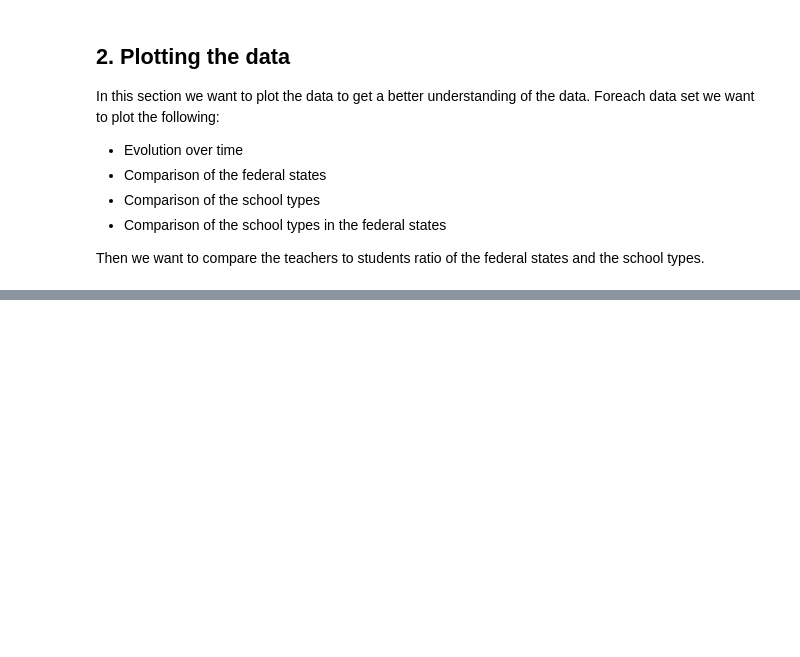
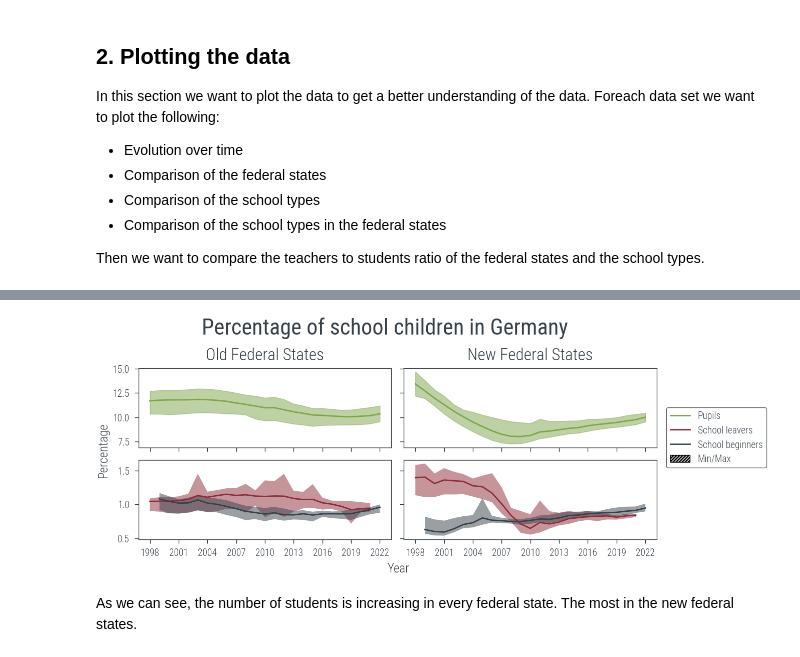
Before and after one commit to KarylReyne/DataLiteracyWS23, a Jupyter notebook: exp/TF-005-TeachersToChildren.ipynb, the cells around one changed output, grey strips where cells are left out. Drawn from its saved outputs; the diff is of its cells as text; code cells hidden in the pictures; blank space fills up the shorter version.

```diff
--- a/exp/TF-005-TeachersToChildren.ipynb
+++ b/exp/TF-005-TeachersToChildren.ipynb
@@ -216,0 +356,73 @@ Then we want to compare the teachers to students ratio of the federal states and
+# %%
+# Plot the data
+# Settigns
+fig, axs = plt.subplots(2, 2, sharex='all', sharey='row')
+all = students_per_state[students_per_state["Gender"] == "all"]
+federal_states= {
+    "Old Federal States": ["Schleswig-Holstein", "Niedersachsen", "Bremen", "Hamburg", "Nordrhein-Westfalen", "Hessen", "Rheinland-Pfalz", "Saarland", "Baden-Württemberg", "Bayern"],
+    "New Federal States": ["Mecklenburg-Vorpommern", "Brandenburg", "Berlin", "Sachsen", "Sachsen-Anhalt", "Thüringen"]
+}
+
+# TODO: Move this into plotting
+def generate_group(df, group):
+    g = df[df["Federal State"].isin(group)]
+
+    # Aggregate the data
+    group_agg = g.groupby(["Year", "Type"]).apply(lambda x: x["Percentage"].mean()).reset_index().rename(columns={0: "Percentage"})
+    group_min = g.groupby(["Year", "Type"]).apply(lambda x: x["Percentage"].min()).reset_index().rename(columns={0: "Percentage"})
+    group_max = g.groupby(["Year", "Type"]).apply(lambda x: x["Percentage"].max()).reset_index().rename(columns={0: "Percentage"})
+
+    return group_min, group_agg, group_max
+
+# Plot pupils
+for g_index, group in enumerate(federal_states.values()):
+    ax = axs[0][g_index]
+    group_min, group_agg, group_max = generate_group(all, group)
+
+    # Plot pupils
+    ax.plot(group_agg[group_agg["Type"] == "Pupils"]["Year"], group_agg[group_agg["Type"] == "Pupils"]["Percentage"], label="Pupils", color=rgb.tue_green)
+    ax.fill_between(group_agg[group_agg["Type"] == "Pupils"]["Year"], group_min[group_min["Type"] == "Pupils"]["Percentage"], group_max[group_max["Type"] == "Pupils"]["Percentage"], color=rgb.tue_green, alpha=0.5)
+    ax.set_title(list(federal_states.keys())[g_index], fontsize=12)
+    ax.set_xticks(np.arange(group_agg["Year"].min(), group_agg["Year"].max() + 1, 3))
+
+# Plot Leavers and beginners
+for g_index, group in enumerate(federal_states.values()):
+    ax = axs[1][g_index]
+
+    group_min, group_agg, group_max = generate_group(all, group)
+
+    # Plot school beginners and leavers
+    ax.plot(group_agg[group_agg["Type"] == "School leavers (graduates and dropouts)"]["Year"], group_agg[group_agg["Type"] == "School leavers (graduates and dropouts)"]["Percentage"], label="School leavers")
+    ax.fill_between(group_agg[group_agg["Type"] == "School leavers (graduates and dropouts)"]["Year"], group_min[group_min["Type"] == "School leavers (graduates and dropouts)"]["Percentage"], group_max[group_max["Type"] == "School leavers (graduates and dropouts)"]["Percentage"], alpha=0.5)
+
+    ax.plot(group_agg[group_agg["Type"] == "School beginners"]["Year"], group_agg[group_agg["Type"] == "School beginners"]["Percentage"], label="School beginners")
+    ax.fill_between(group_agg[group_agg["Type"] == "School beginners"]["Year"], group_min[group_min["Type"] == "School beginners"]["Percentage"], group_max[group_max["Type"] == "School beginners"]["Percentage"], alpha=0.5)
+
+    ax.set_xticks(np.arange(group_agg["Year"].min(), group_agg["Year"].max() + 1, 3))
+
+fig.text(0.525, -0.04, 'Year', ha='center')
+fig.text(-0.02, 0.45, 'Percentage', va='center', rotation='vertical')
+
+# Build legend
+labels = []
+handles = []
+for i, ax in enumerate(axs.flat):
+    if i%2 == 0:
+        continue
+
+    h, l = ax.get_legend_handles_labels()
+    labels.extend(l)
+    handles.extend(h)
+
+legend_proxy = plt.Rectangle((0, 0), 1, 1, fc="w", fill=False, edgecolor='black', hatch='///////////', label='Min/Max')
+handles.append(legend_proxy)
+labels.append('Min/Max')
+fig.legend(handles, labels, loc='right', bbox_to_anchor=(1.2, 0.5))
+
+# Add title
+fig.suptitle("Percentage of school children in Germany", fontsize=16)
+fig.show()
+# %% [output]
+[figure, added]
+# %% [markdown]
+As we can see, the number of students is increasing in every federal state. The most in the new federal states.
```
Also changed, not shown: parts of 14 cells of this notebook, 3 other files.
